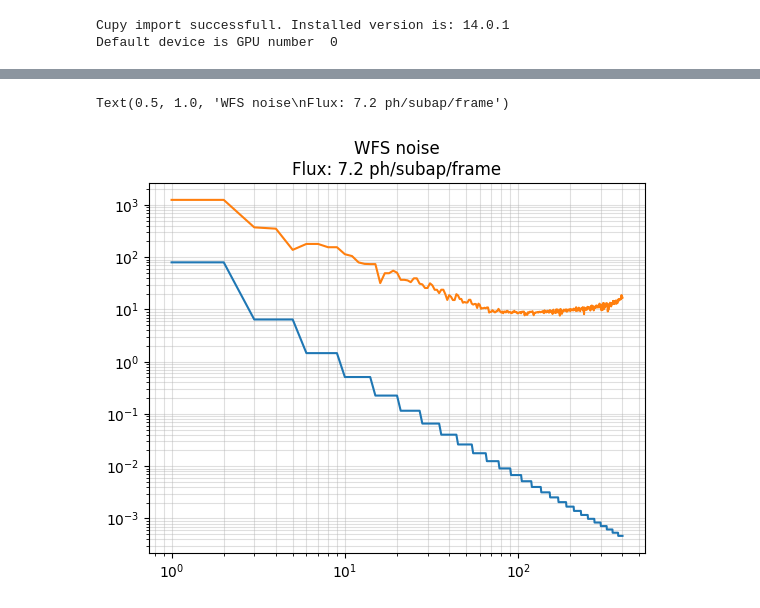
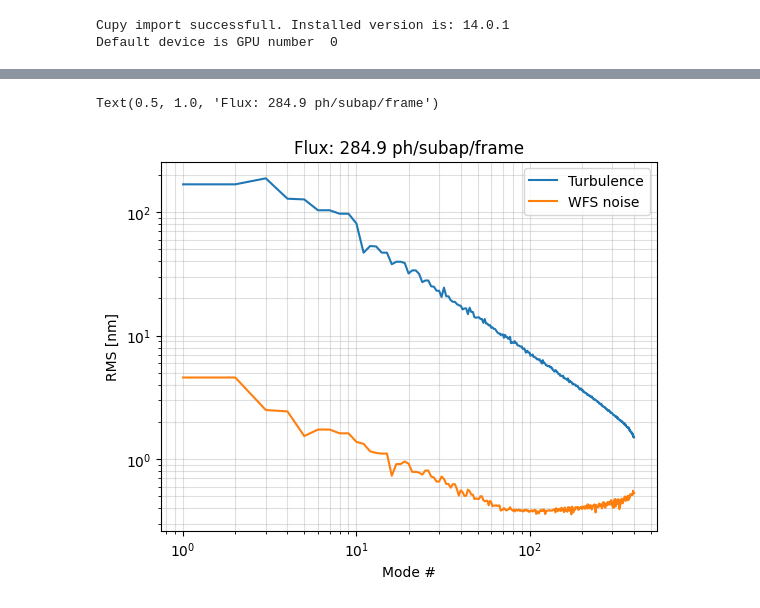
Before and after one commit to ArcetriAdaptiveOptics/SPECULA, a Jupyter notebook: config/ErrorBudget/optIIRTFs.ipynb, the cells around one changed output, grey strips where cells are left out. Drawn from its saved outputs; the diff is of its cells as text; code cells hidden in the pictures.

```diff
--- a/config/ErrorBudget/optIIRTFs.ipynb
+++ b/config/ErrorBudget/optIIRTFs.ipynb
@@ -241,25 +252,8 @@ shot_cov = rec_shot_cov(rec,frame,pyr_mask,sn)
 
 x = np.arange(len(ron_cov))+1
 
-mag = 5
-thrp = 0.06
-D = 1.82
-fs = 1000
-Nphot = np.pi*D**2/4 * 10**10 * 10**(-mag/2.5) * thrp * 1/fs
-wfs_noise = rec_noise(ron_cov=ron_cov,shot_cov=shot_cov,RON=0.4,Nphot=Nphot)
-
-tvec = get_radial_order_vector(28)
-tvec = tvec[:len(x)]
-vkp = von_karman_power(tvec-1,r0=0.05,L0=25)
-
-plt.figure()
-plt.loglog(x,vkp)
-plt.loglog(x,wfs_noise)
-plt.grid(which='both',alpha=0.4)
-plt.title(f'WFS noise\nFlux: {Nphot/(np.sum(1-pyr_mask)/4):1.1f} ph/subap/frame')
-
-
 modal_basis = fits.getdata(op.join(root_dir,'ifunc','dm468_kl_inv.fits'))
+pupil_mask = (1-fits.getdata(op.join(root_dir,'pupilstop','copernico_pupil_120pixels.fits'))).astype(bool)
 
 
 # plt.figure(figsize=(12,4))
@@ -269,6 +263,3 @@ modal_basis = fits.getdata(op.join(root_dir,'ifunc','dm468_kl_inv.fits'))
 # plt.subplot(1,2,2)
 # plt.loglog(x,shot_cov)
 # plt.grid(which='both',alpha=0.4)
-# %% [output]
-Text(0.5, 1.0, 'WFS noise\nFlux: 7.2 ph/subap/frame')
-[figure, removed]
@@ -274,0 +326,30 @@ Text(0.5, 1.0, 'WFS noise\nFlux: 7.2 ph/subap/frame')
+# %%
+r0 = 0.1
+L0 = 25
+lambdaInNm = 750
+
+mag = 1
+thrp = 0.06
+D = 1.82
+fs = 1000
+A = np.pi*D**2/4
+Nphot = A * 1e+10 * 10**(-mag/2.5) * thrp * 1/fs
+wfs_noise2 = rec_noise(ron_cov=ron_cov,shot_cov=shot_cov,RON=0.4,Nphot=Nphot)
+wfs_noise = np.sqrt(wfs_noise2)
+
+modes_cov = compute_modal_variance_von_karman(r0=r0,L0=L0,D=D,modes=modal_basis,mask=pupil_mask)
+modesInNm = (np.sqrt(modes_cov)/A * lambdaInNm/(2*np.pi))
+
+SNR = modesInNm[:len(x)]/wfs_noise
+
+plt.figure()
+plt.loglog(x,modesInNm[:len(x)],label='Turbulence')
+plt.loglog(x,wfs_noise,label='WFS noise')
+plt.grid(which='both',alpha=0.4)
+plt.xlabel('Mode #')
+plt.ylabel('RMS [nm]')
+plt.legend()
+plt.title(f'Flux: {Nphot/(np.sum(1-pyr_mask)/4):1.1f} ph/subap/frame')
+# %% [output]
+Text(0.5, 1.0, 'Flux: 284.9 ph/subap/frame')
+[figure, added]
```
Also changed, not shown: parts of 7 cells of this notebook, 3 other files.
